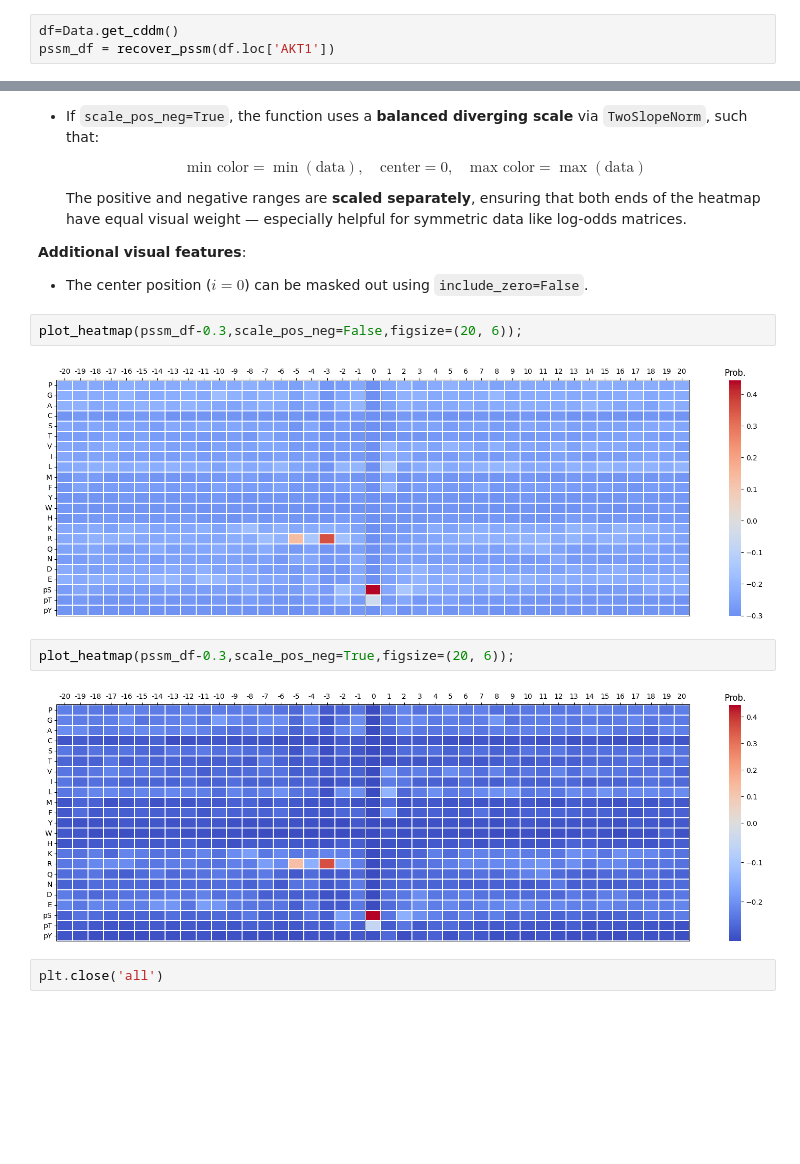
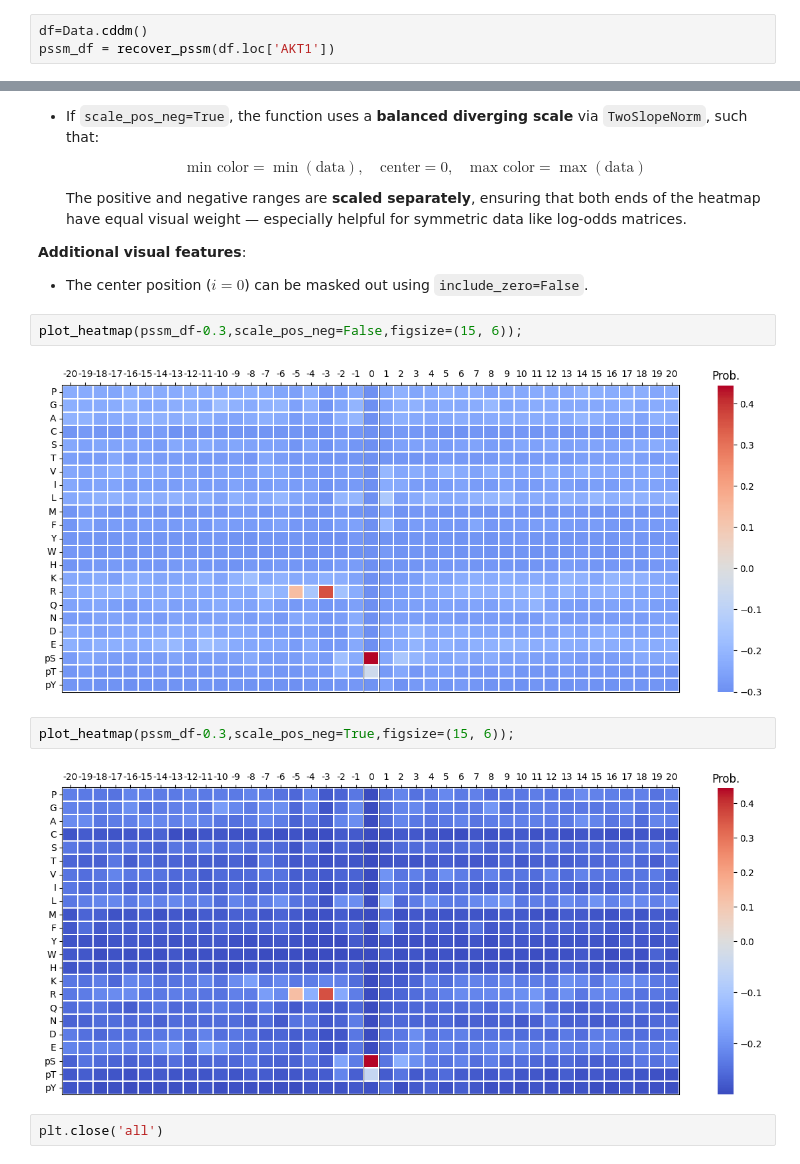
Before and after one commit to sky1ove/katlas, a Jupyter notebook: nbs/03_plot.ipynb, the cells around one changed output, grey strips where cells are left out. Drawn from its saved outputs; the diff is of its cells as text; blank space fills up the shorter version.

```diff
--- a/nbs/03_plot.ipynb
+++ b/nbs/03_plot.ipynb
@@ -30,7 +30,7 @@ from katlas.data import *
 from katlas.utils import *
 from katlas.pssm import *
 # %%
-df=Data.get_cddm()
+df=Data.cddm()
 pssm_df = recover_pssm(df.loc['AKT1'])
 # %% [markdown]
 ## Heatmap
@@ -159,13 +133,13 @@ This function visualizes a PSSM or log-odds matrix as a heatmap with diverging c
 **Additional visual features**:
 - The center position ($i = 0$) can be masked out using `include_zero=False`.
 # %%
-plot_heatmap(pssm_df-0.3,scale_pos_neg=False,figsize=(20, 6));
+plot_heatmap(pssm_df-0.3,scale_pos_neg=False,figsize=(15, 6));
 # %% [output]
-[figure, old version]
+[figure, new version]
 # %%
-plot_heatmap(pssm_df-0.3,scale_pos_neg=True,figsize=(20, 6));
+plot_heatmap(pssm_df-0.3,scale_pos_neg=True,figsize=(15, 6));
 # %% [output]
-[figure, old version]
+[figure, new version]
 # %%
 plt.close('all')
 # %% [markdown]
```
Also changed, not shown: parts of 6 cells of this notebook, 17 other files.
